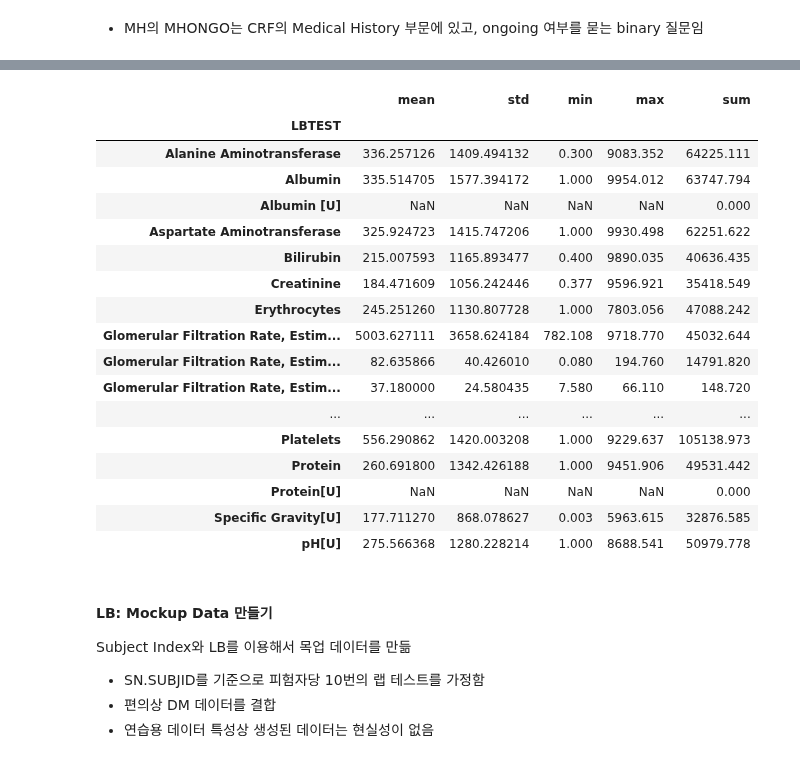
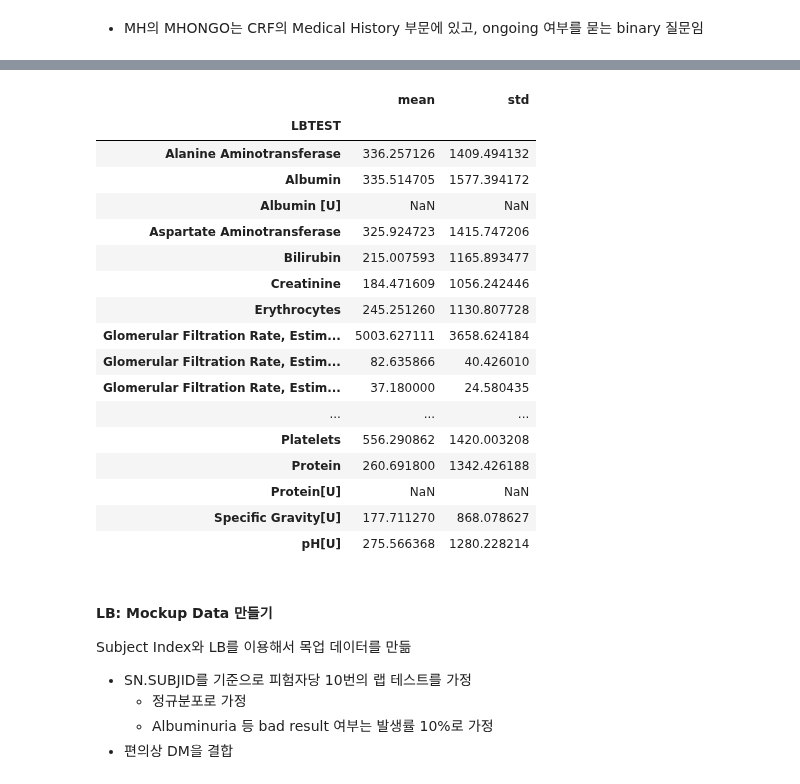
Before and after one commit to beeseosil/pub, a Jupyter notebook: ct/dm.ipynb, the cells around one changed output, grey strips where cells are left out. Cells and saved outputs as stored; diff of their text form; code cells hidden in the pictures.

```diff
--- a/ct/dm.ipynb
+++ b/ct/dm.ipynb
@@ -305,29 +306,30 @@ lb.sample(10)
 # %%
-lb_desc=lb.groupby(["LBTEST"])["LBORRES"].agg(["mean","std","min","max","sum"])
+lb_desc=lb.groupby(["LBTEST"])["LBORRES"].agg(["mean","std"])
 lb_desc
 # %% [output]
-|  | mean | std | min | max | sum |
-| LBTEST |  |  |  |  |  |
-| Alanine Aminotransferase | 336.257126 | 1409.494132 | 0.300 | 9083.352 | 64225.111 |
-| Albumin | 335.514705 | 1577.394172 | 1.000 | 9954.012 | 63747.794 |
-| Albumin [U] | NaN | NaN | NaN | NaN | 0.000 |
-| Aspartate Aminotransferase | 325.924723 | 1415.747206 | 1.000 | 9930.498 | 62251.622 |
-| Bilirubin | 215.007593 | 1165.893477 | 0.400 | 9890.035 | 40636.435 |
-| Creatinine | 184.471609 | 1056.242446 | 0.377 | 9596.921 | 35418.549 |
-| Erythrocytes | 245.251260 | 1130.807728 | 1.000 | 7803.056 | 47088.242 |
-| Glomerular Filtration Rate, Estim... | 5003.627111 | 3658.624184 | 782.108 | 9718.770 | 45032.644 |
-| Glomerular Filtration Rate, Estim... | 82.635866 | 40.426010 | 0.080 | 194.760 | 14791.820 |
-| Glomerular Filtration Rate, Estim... | 37.180000 | 24.580435 | 7.580 | 66.110 | 148.720 |
-| ... | ... | ... | ... | ... | ... |
-| Platelets | 556.290862 | 1420.003208 | 1.000 | 9229.637 | 105138.973 |
-| Protein | 260.691800 | 1342.426188 | 1.000 | 9451.906 | 49531.442 |
-| Protein[U] | NaN | NaN | NaN | NaN | 0.000 |
-| Specific Gravity[U] | 177.711270 | 868.078627 | 0.003 | 5963.615 | 32876.585 |
-| pH[U] | 275.566368 | 1280.228214 | 1.000 | 8688.541 | 50979.778 |
+|  | mean | std |
+| LBTEST |  |  |
+| Alanine Aminotransferase | 336.257126 | 1409.494132 |
+| Albumin | 335.514705 | 1577.394172 |
+| Albumin [U] | NaN | NaN |
+| Aspartate Aminotransferase | 325.924723 | 1415.747206 |
+| Bilirubin | 215.007593 | 1165.893477 |
+| Creatinine | 184.471609 | 1056.242446 |
+| Erythrocytes | 245.251260 | 1130.807728 |
+| Glomerular Filtration Rate, Estim... | 5003.627111 | 3658.624184 |
+| Glomerular Filtration Rate, Estim... | 82.635866 | 40.426010 |
+| Glomerular Filtration Rate, Estim... | 37.180000 | 24.580435 |
+| ... | ... | ... |
+| Platelets | 556.290862 | 1420.003208 |
+| Protein | 260.691800 | 1342.426188 |
+| Protein[U] | NaN | NaN |
+| Specific Gravity[U] | 177.711270 | 868.078627 |
+| pH[U] | 275.566368 | 1280.228214 |
 # %% [markdown]
 #### LB: Mockup Data 만들기
 Subject Index와 LB를 이용해서 목업 데이터를 만듦
-- SN.SUBJID를 기준으로 피험자당 10번의 랩 테스트를 가정함
-- 편의상 DM 데이터를 결합
-- 연습용 데이터 특성상 생성된 데이터는 현실성이 없음
+- SN.SUBJID를 기준으로 피험자당 10번의 랩 테스트를 가정
+    - 정규분포로 가정
+    - Albuminuria 등 bad result 여부는 발생률 10%로 가정
+- 편의상 DM을 결합
 # %%
```
Also changed, not shown: parts of 19 cells of this notebook, 3 other files.
